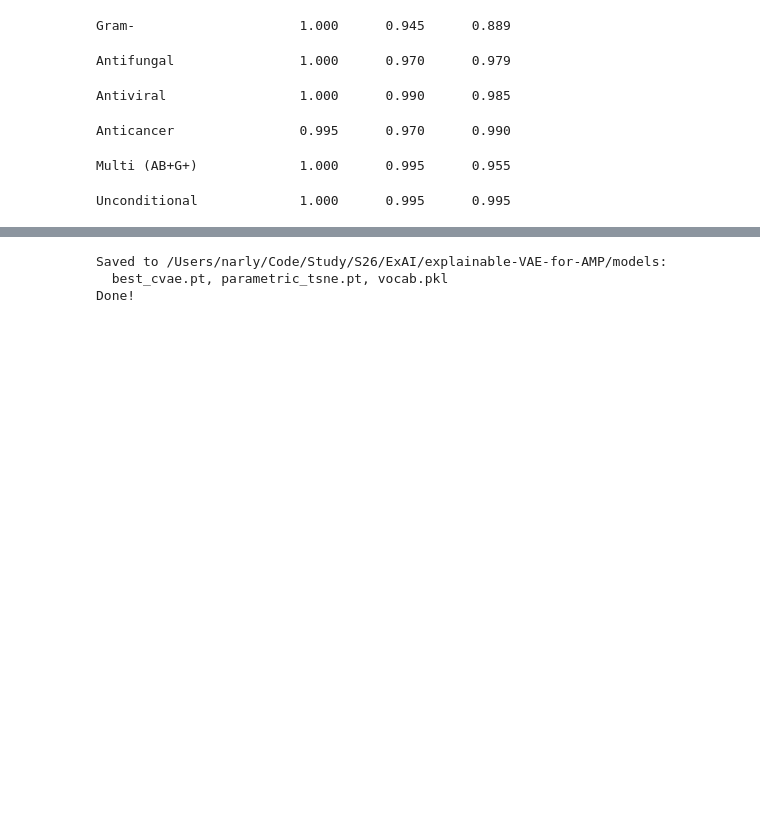
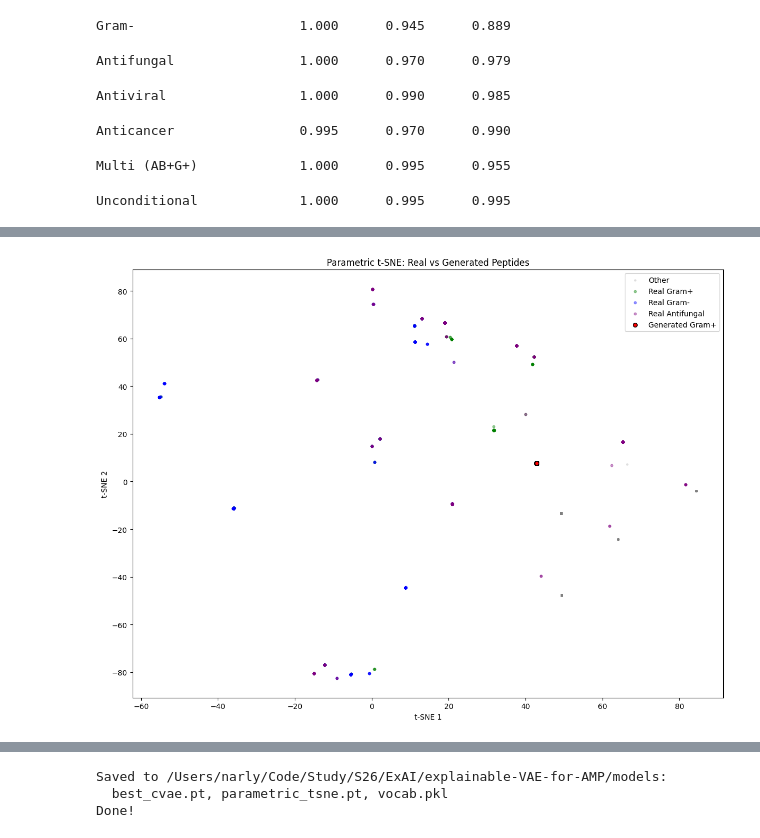
Before and after one commit to oneozerova/explainable-VAE-for-AMP, a Jupyter notebook: notebooks/cvae.ipynb, the cells around one changed output, grey strips where cells are left out. Saved outputs shown, nothing was run; the diff lists cells and outputs as text; code cells hidden in the pictures; blank space fills up the shorter version.

```diff
--- a/notebooks/cvae.ipynb
+++ b/notebooks/cvae.ipynb
@@ -687,0 +674,16 @@ Unconditional             1.000      0.995      0.995
+# %%
+def get_latent_vectors(model, loader):
+    """Extract latent means (mu) for all sequences in a dataloader."""
+    model.eval()
+    latents, conds = [], []
+    with torch.no_grad():
+        for src, lengths, cond in loader:
+            src, lengths, cond = src.to(device), lengths.to(device), cond.to(device)
+            mu, _ = model.encoder(src, lengths, cond)
+            latents.append(mu.cpu().numpy())
+            conds.append(cond.cpu().numpy())
+    return np.concatenate(latents), np.concatenate(conds)
+
+
+train_latents, train_conds = get_latent_vectors(model, train_loader)
+print(f"Train latents shape: {train_latents.shape}")
@@ -687,0 +738,46 @@ Unconditional             1.000      0.995      0.995
+# %%
+def project_latents(latents):
+    """Project latent vectors to 2D via parametric t-SNE."""
+    pt_model.eval()
+    with torch.no_grad():
+        return pt_model(torch.FloatTensor(latents).to(device)).cpu().numpy()
+
+# Generate sequences for visualization
+gen_seqs_gp = [generate(model, cond_gram_pos) for _ in range(100)]
+gen_tokens = [tokenize(s, char2idx, max_len) for s in gen_seqs_gp]
+gen_lens = [min(len(s)+2, max_len) for s in gen_seqs_gp]
+gen_conds = [cond_gram_pos] * len(gen_seqs_gp)
+gen_dataset = AMPDataset(gen_tokens, gen_lens, gen_conds)
+gen_loader = DataLoader(gen_dataset, batch_size=len(gen_dataset))
+gen_latents, _ = get_latent_vectors(model, gen_loader)
+gen_2d = project_latents(gen_latents)
+
+# Project training data
+train_2d_param = project_latents(train_latents)
+
+# Visualization
+plt.figure(figsize=(12, 9))
+gram_pos_idx = train_conds[:, 1] == 1
+gram_neg_idx = train_conds[:, 2] == 1
+antifungal_idx = train_conds[:, 3] == 1
+other_idx = ~(gram_pos_idx | gram_neg_idx | antifungal_idx)
+
+plt.scatter(train_2d_param[other_idx, 0], train_2d_param[other_idx, 1],
+            c='gray', label='Other', alpha=0.2, s=5)
+plt.scatter(train_2d_param[gram_pos_idx, 0], train_2d_param[gram_pos_idx, 1],
+            c='green', label='Real Gram+', alpha=0.4, s=10)
+plt.scatter(train_2d_param[gram_neg_idx, 0], train_2d_param[gram_neg_idx, 1],
+            c='blue', label='Real Gram-', alpha=0.4, s=10)
+plt.scatter(train_2d_param[antifungal_idx, 0], train_2d_param[antifungal_idx, 1],
+            c='purple', label='Real Antifungal', alpha=0.4, s=10)
+plt.scatter(gen_2d[:, 0], gen_2d[:, 1],
+            c='red', label='Generated Gram+', s=30, edgecolors='black', zorder=5)
+
+plt.legend(fontsize=10)
+plt.title('Parametric t-SNE: Real vs Generated Peptides')
+plt.xlabel('t-SNE 1')
+plt.ylabel('t-SNE 2')
+plt.tight_layout()
+plt.show()
+# %% [output]
+[figure, added]
```
Also changed, not shown: parts of 22 cells of this notebook, 11 other files.
